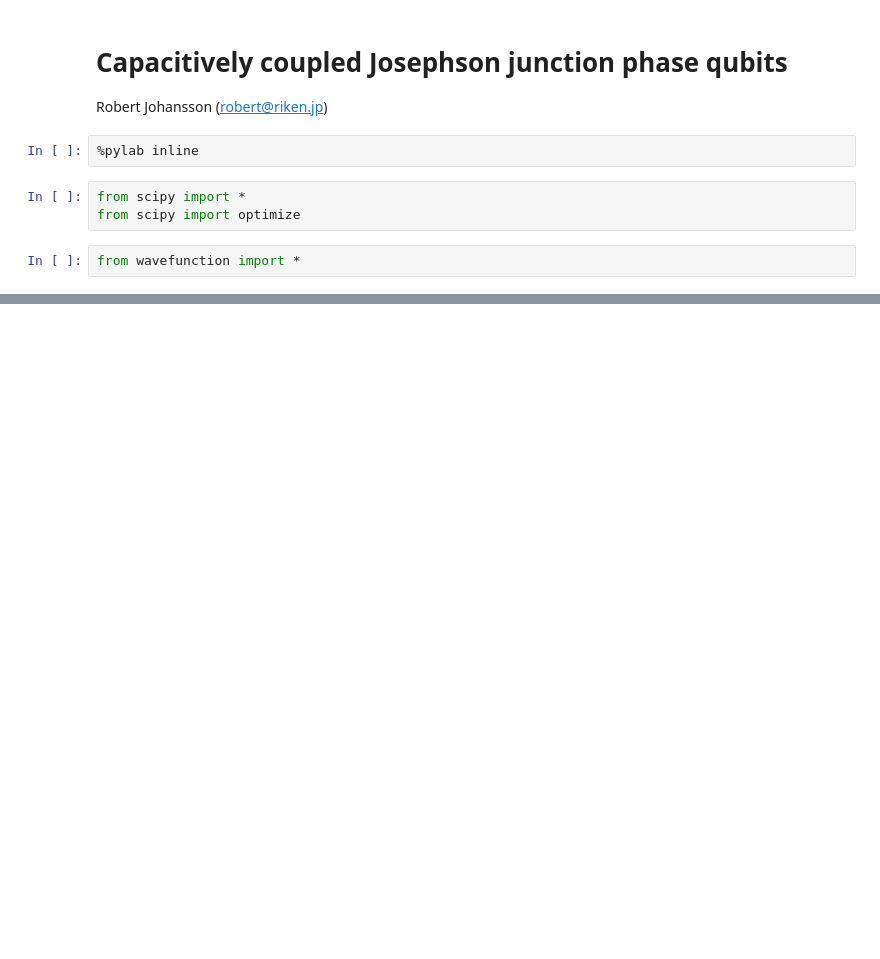
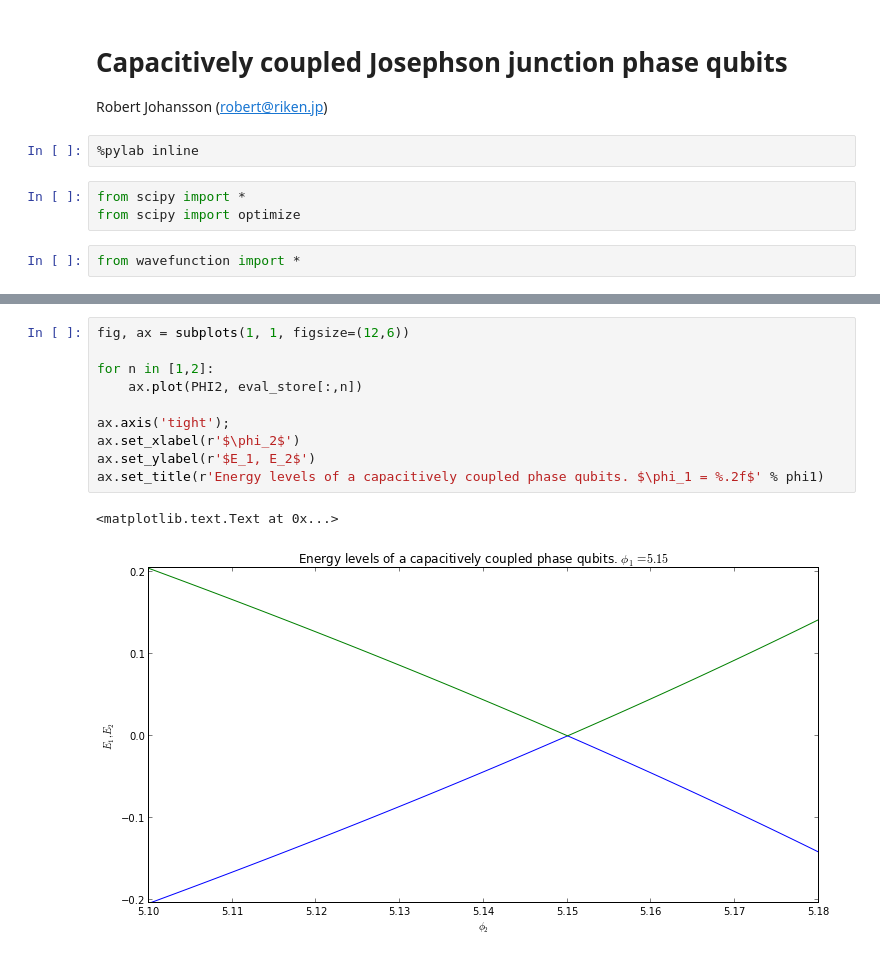
Before and after one commit to jrjohansson/wavefunction, a Jupyter notebook: Capacitive-Coupled-JJ-phase-qubits.ipynb, the cells around one changed output, grey strips where cells are left out. Cells and saved outputs as stored; diff of their text form; blank space fills up the shorter version.

```diff
--- a/Capacitive-Coupled-JJ-phase-qubits.ipynb
+++ b/Capacitive-Coupled-JJ-phase-qubits.ipynb
@@ -191,0 +161,13 @@ ValueError: Illegal argument(s) to subplot: (1, 1)
+# %%
+fig, ax = subplots(1, 1, figsize=(12,6))
+
+for n in [1,2]:
+    ax.plot(PHI2, eval_store[:,n])
+
+ax.axis('tight');
+ax.set_xlabel(r'$\phi_2$')
+ax.set_ylabel(r'$E_1, E_2$')
+ax.set_title(r'Energy levels of a capacitively coupled phase qubits. $\phi_1 = %.2f$' % phi1)
+# %% [output]
+<matplotlib.text.Text at 0x...>
+[figure, added]
```
Also changed, not shown: parts of 7 cells of this notebook.
